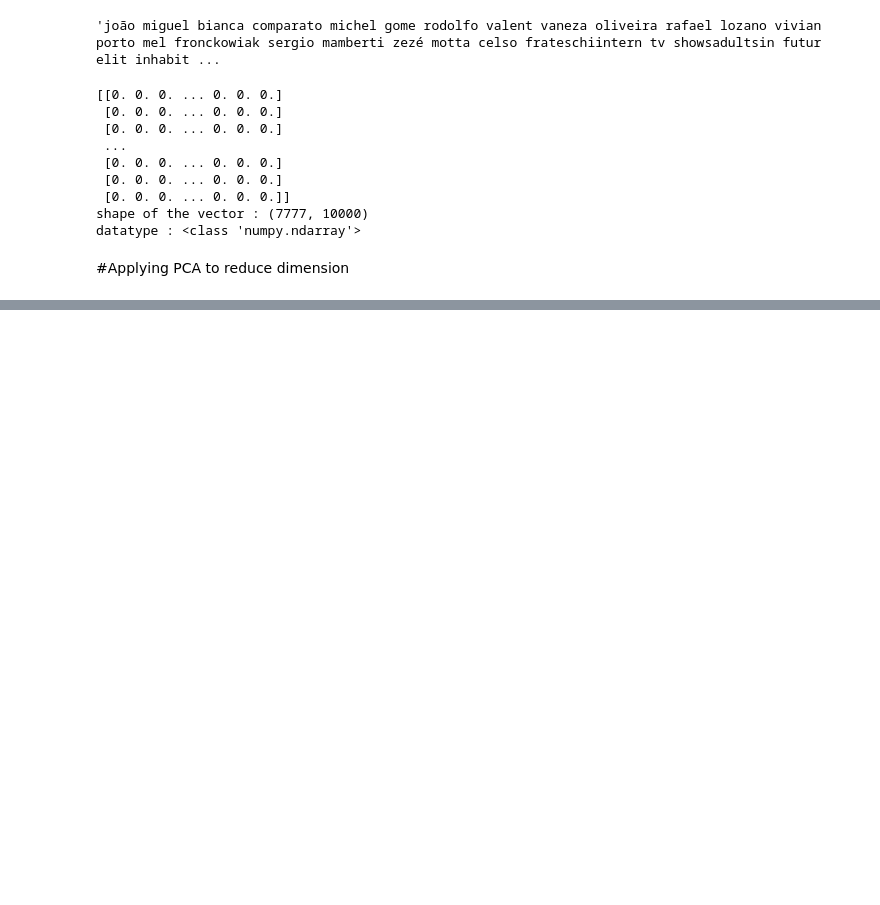
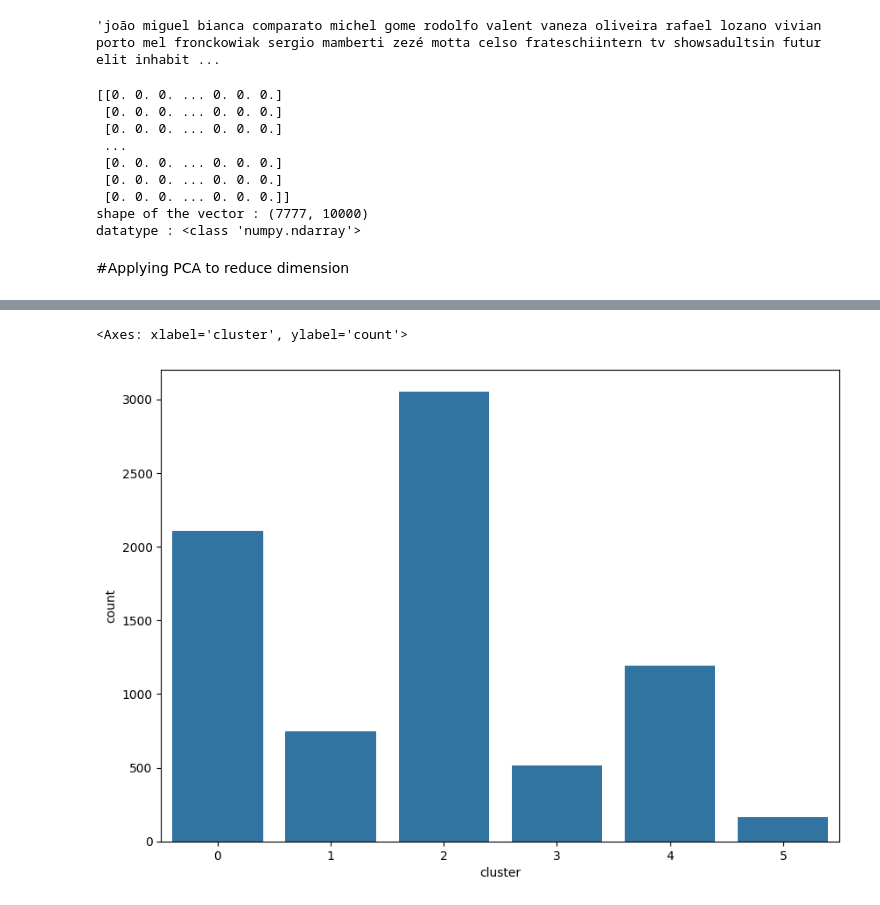
Before and after one commit to priyankadri/netflix_movies_tv_shows, a Jupyter notebook: netflix_movies_and_tv_shows.ipynb, the cells around one changed output, grey strips where cells are left out. Saved outputs shown, nothing was run; the diff lists cells and outputs as text; code cells hidden in the pictures; blank space fills up the shorter version.

```diff
--- a/netflix_movies_and_tv_shows.ipynb
+++ b/netflix_movies_and_tv_shows.ipynb
@@ -793,0 +918,3 @@ plt.show()
+# %%
+# creating a new column as cluster with cluster number5s.
+df['cluster'] = kmeans.labels_
@@ -793,0 +942,7 @@ plt.show()
+# %%
+# Size of clusters formed
+plt.figure(figsize=(10,7))
+sns.countplot(x =df['cluster'], data = df)
+# %% [output]
+<Axes: xlabel='cluster', ylabel='count'>
+[figure, added]
```
Also changed, not shown: parts of 35 cells of this notebook.
